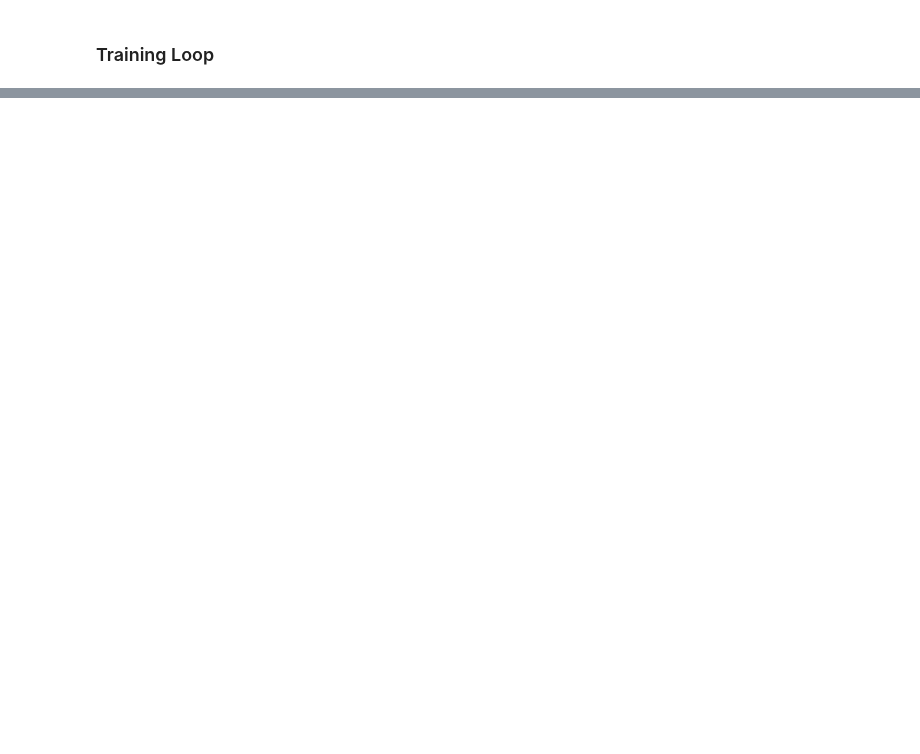
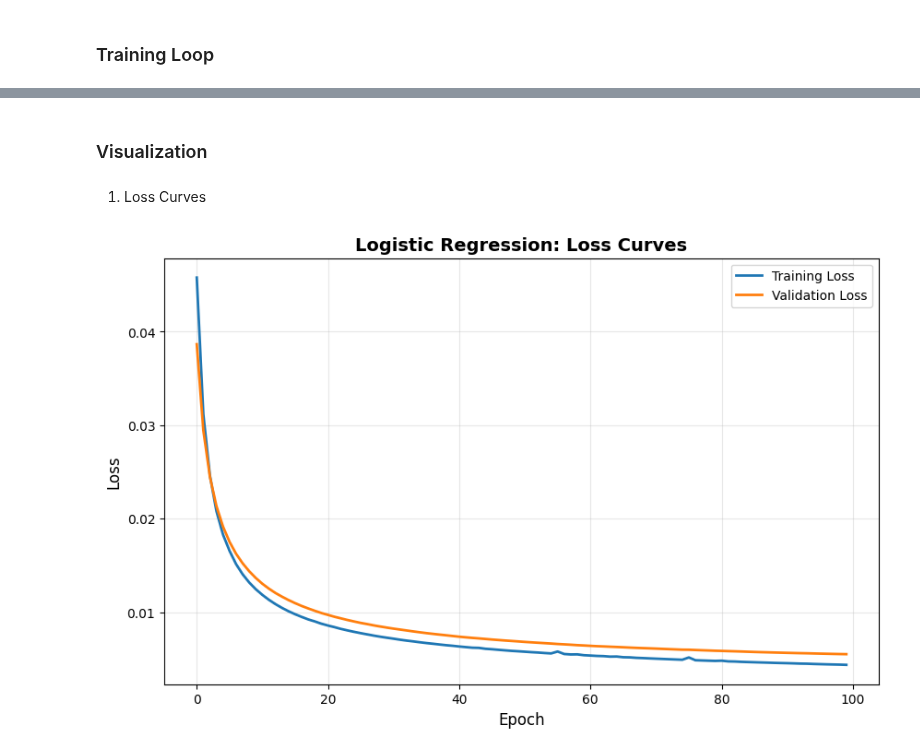
Before and after one commit to habibarezq/ML-Assignments-25, a Jupyter notebook: Assignment-2/notebooks/assignment-2.ipynb, the cells around one changed output, grey strips where cells are left out. Cells and saved outputs as stored; diff of their text form; code cells hidden in the pictures; blank space fills up the shorter version.

Commit message:
logistic regression done

```diff
--- a/Assignment-2/notebooks/assignment-2.ipynb
+++ b/Assignment-2/notebooks/assignment-2.ipynb
@@ -16,9 +17,9 @@ import torch
 ### Required Preprocessing and Transformations
 # %%
 transform=transforms.Compose([
-    transforms.ToTensor()
-    # transforms.RandomHorizontalFlip(),
-    # transforms.RandomResizedCrop(224)
+    transforms.ToTensor(),
+    transforms.RandomHorizontalFlip(),
+    transforms.RandomResizedCrop(224)
 ])
 # %% [markdown]
 Load Training and test data
@@ -139,0 +124,8 @@ for epoch in range(epochs):
+# %%
+n_features=28*28
+W=torch.zeros(n_features,1,requires_grad=False)
+b=torch.zeros(1,requires_grad=False) #Compute the grad manually
+
+## Learning rate
+learning_rate=0.01
+epochs=100
@@ -139,0 +203,16 @@ for epoch in range(epochs):
+# %% [markdown]
+### Visualization
+# %% [markdown]
+1. Loss Curves
+# %%
+plt.figure(figsize=(10, 6))
+plt.plot(train_losses, label='Training Loss', linewidth=2)
+plt.plot(val_losses, label='Validation Loss', linewidth=2)
+plt.xlabel('Epoch', fontsize=12)
+plt.ylabel('Loss', fontsize=12)
+plt.title('Logistic Regression: Loss Curves', fontsize=14, fontweight='bold')
+plt.legend()
+plt.grid(True, alpha=0.3)
+plt.show()
+# %% [output]
+[figure, added]
```
Also changed, not shown: parts of 10 cells of this notebook.
